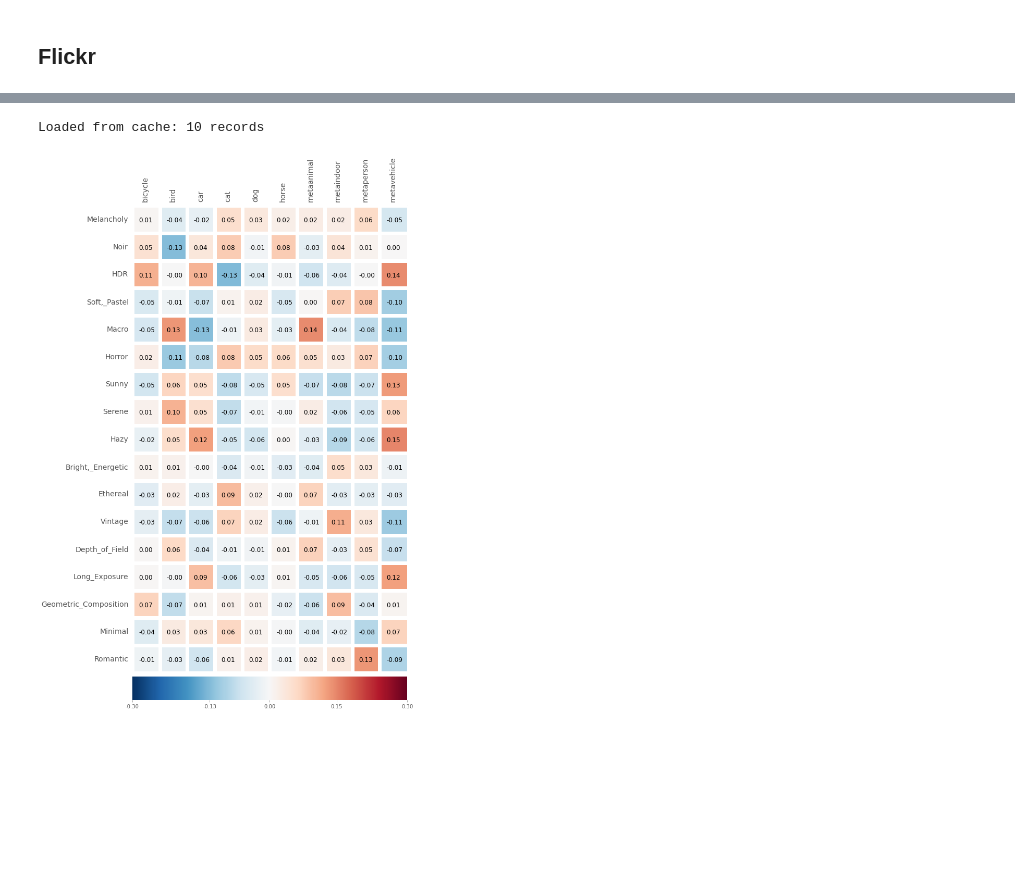
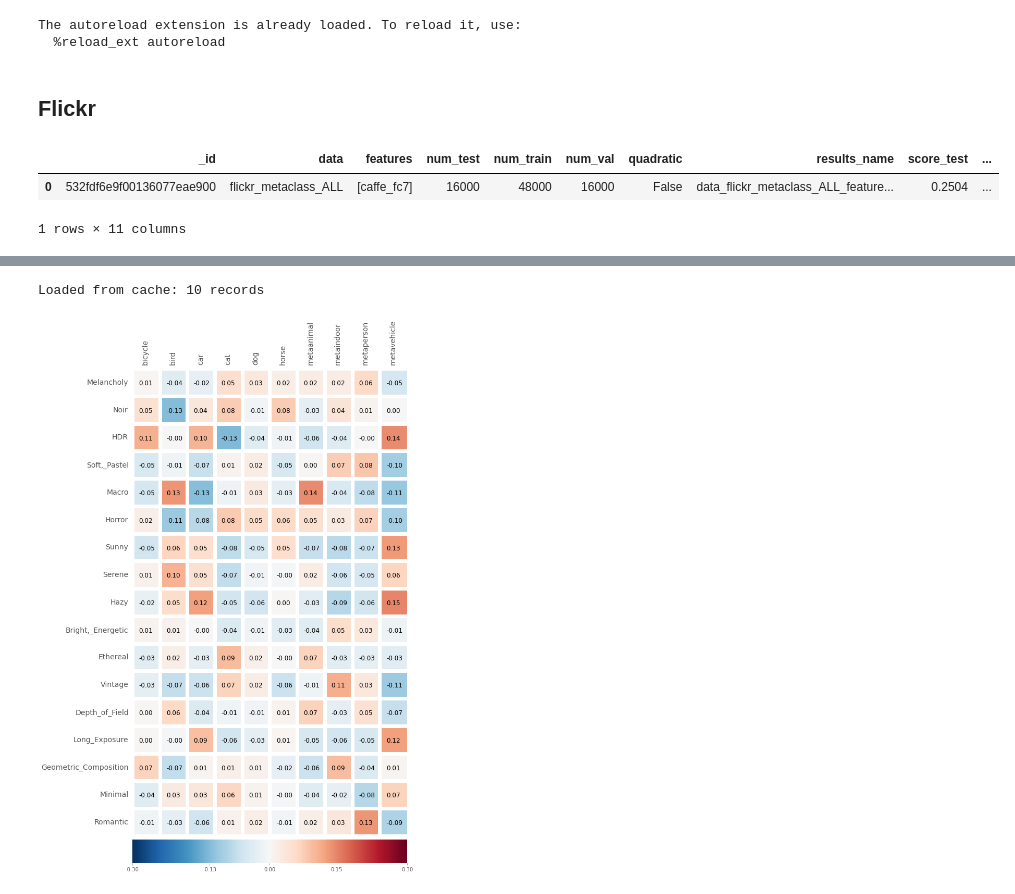
Before and after one commit to sergeyk/vislab, a Jupyter notebook: image_style_experiments/content style correlations.ipynb, the cells around one changed output, grey strips where cells are left out. Cells and saved outputs as stored; diff of their text form; code cells hidden in the pictures; blank space fills up the shorter version.

```diff
--- a/image_style_experiments/content style correlations.ipynb
+++ b/image_style_experiments/content style correlations.ipynb
@@ -1,15 +1,30 @@
 # %%
 %load_ext autoreload
 %autoreload 2
-import aphrodite.results
+import vislab._results
 import os
 import vislab.datasets
 import vislab.dataset_viz
 import pandas as pd
-
-dirname = '/Users/sergeyk/work/aphrodite-writeup/figures/content_correlation'
+import matplotlib.pyplot as plt
+%matplotlib inline
+dirname = '/Users/sergeyk/work/aphrodite-writeup/figures/content_correlation2'
+vislab.util.
+# %% [output]
+The autoreload extension is already loaded. To reload it, use:
+  %reload_ext autoreload
 # %% [markdown]
 ## Flickr
+# %%
+collection_name = 'pascal_mc_on_flickr_mar23'
+c = vislab.util.get_mongodb_client()['predict'][collection_name]
+# if c.find({'features': 'noise'}).count() > 0:
+#     c.remove({'features': 'noise'})
+pd.DataFrame([x for x in c.find()])
+# %% [output]
+|  | _id | data | features | num_test | num_train | num_val | quadratic | results_name | score_test | ... |
+| 0 | 532fdf6e9f00136077eae900 | flickr_metaclass_ALL | [caffe_fc7] | 16000 | 48000 | 16000 | False | data_flickr_metaclass_ALL_feature... | 0.2504 | ... |
+1 rows × 11 columns
 # %%
 def plot_gt_pred_correlation(
         collection_name, pred_feat, dataset_name,
```
Also changed, not shown: parts of 2 cells of this notebook, 1 other file.
